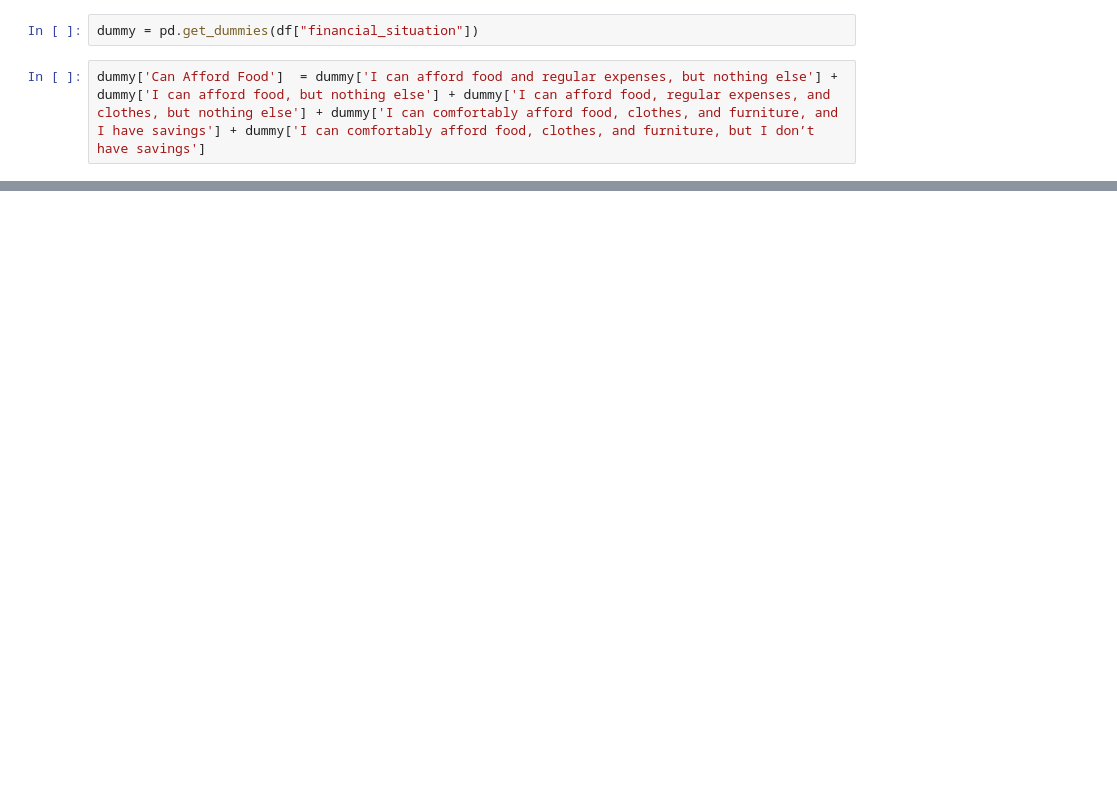
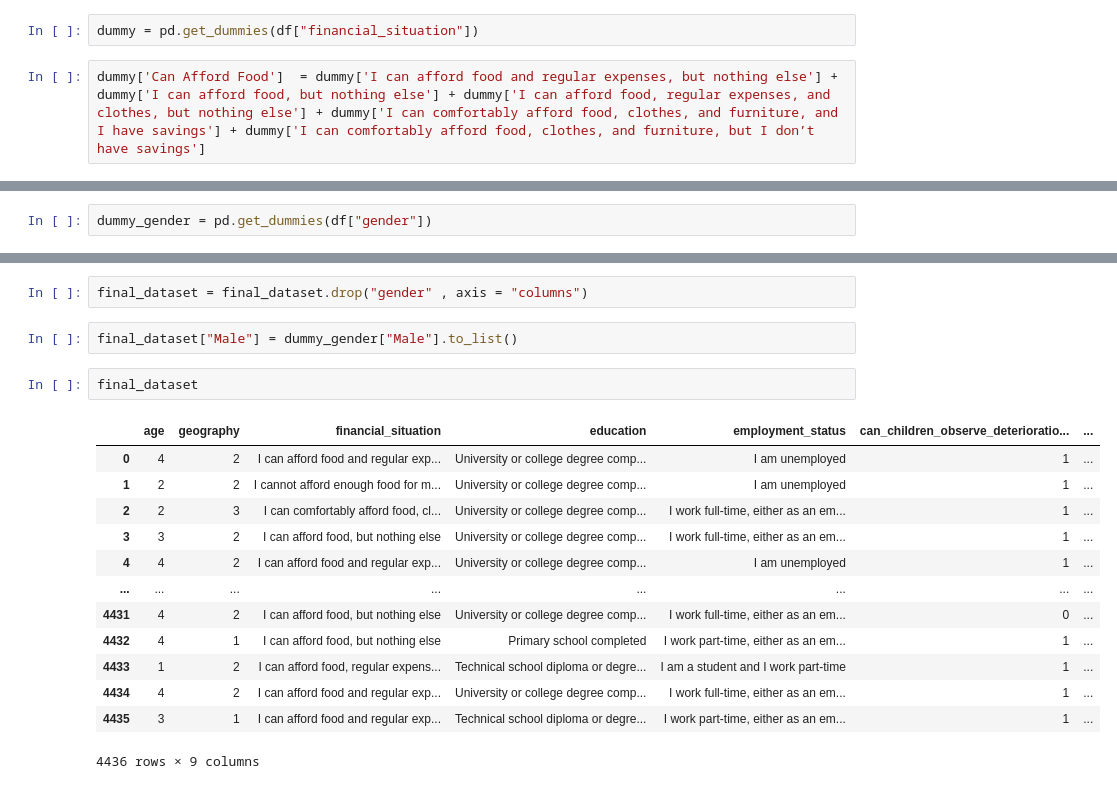
Before and after one commit to Hrishik03/29_Ferocious-Four_Problem-statement-No-1, a Jupyter notebook: Hackthon.ipynb, the cells around one changed output, grey strips where cells are left out. Drawn from its saved outputs; the diff is of its cells as text; blank space fills up the shorter version.

```diff
--- a/Hackthon.ipynb
+++ b/Hackthon.ipynb
@@ -126,0 +189,2 @@ dummy.drop(['I can afford food and regular expenses, but nothing else', 'I can a
+# %%
+dummy_gender = pd.get_dummies(df["gender"])
@@ -126,0 +223,20 @@ dummy.drop(['I can afford food and regular expenses, but nothing else', 'I can a
+# %%
+final_dataset = final_dataset.drop("gender" , axis = "columns")
+# %%
+final_dataset["Male"] = dummy_gender["Male"].to_list()
+# %%
+final_dataset
+# %% [output]
+|  | age | geography | financial_situation | education | employment_status | can_children_observe_deterioratio... | ... |
+| 0 | 4 | 2 | I can afford food and regular exp... | University or college degree comp... | I am unemployed | 1 | ... |
+| 1 | 2 | 2 | I cannot afford enough food for m... | University or college degree comp... | I am unemployed | 1 | ... |
+| 2 | 2 | 3 | I can comfortably afford food, cl... | University or college degree comp... | I work full-time, either as an em... | 1 | ... |
+| 3 | 3 | 2 | I can afford food, but nothing else | University or college degree comp... | I work full-time, either as an em... | 1 | ... |
+| 4 | 4 | 2 | I can afford food and regular exp... | University or college degree comp... | I am unemployed | 1 | ... |
+| ... | ... | ... | ... | ... | ... | ... | ... |
+| 4431 | 4 | 2 | I can afford food, but nothing else | University or college degree comp... | I work full-time, either as an em... | 0 | ... |
+| 4432 | 4 | 1 | I can afford food, but nothing else | Primary school completed | I work part-time, either as an em... | 1 | ... |
+| 4433 | 1 | 2 | I can afford food, regular expens... | Technical school diploma or degre... | I am a student and I work part-time | 1 | ... |
+| 4434 | 4 | 2 | I can afford food and regular exp... | University or college degree comp... | I work full-time, either as an em... | 1 | ... |
+| 4435 | 3 | 1 | I can afford food and regular exp... | Technical school diploma or degre... | I work part-time, either as an em... | 1 | ... |
+4436 rows × 9 columns
```
Also changed, not shown: parts of 28 cells of this notebook.
